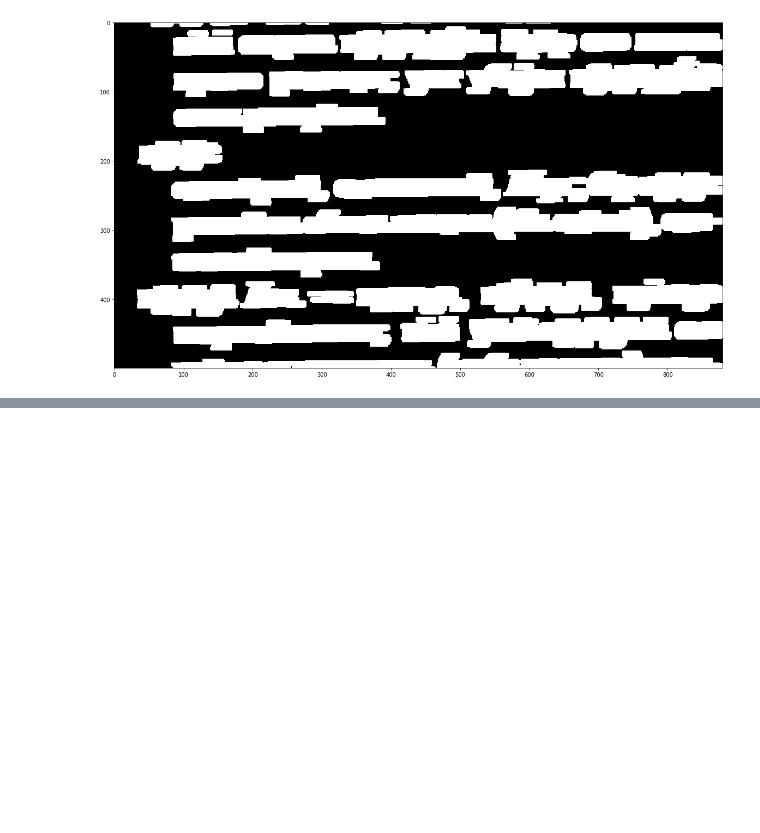
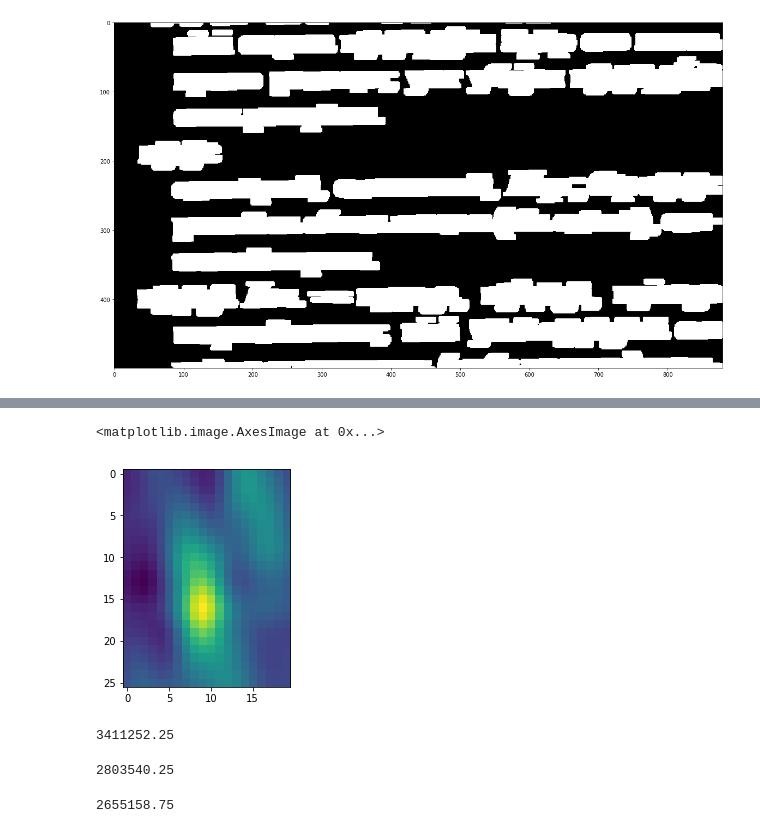
Before and after one commit to Booble97/MyDip, a Jupyter notebook: Narezka.ipynb, the cells around one changed output, grey strips where cells are left out. Saved outputs shown, nothing was run; the diff lists cells and outputs as text; code cells hidden in the pictures; blank space fills up the shorter version.

Commit message:
template matching

```diff
--- a/Narezka.ipynb
+++ b/Narezka.ipynb
@@ -38,0 +64,7 @@ plt.imshow(img_dilation[200:700], cmap='gray')
+# %%
+res = cv2.matchTemplate(img1, img[3], cv2.TM_CCOEFF)
+# %%
+plt.imshow(res)
+# %% [output]
+<matplotlib.image.AxesImage at 0x...>
+[figure, added]
@@ -38,0 +73,12 @@ plt.imshow(img_dilation[200:700], cmap='gray')
+# %%
+A
+# %% [output]
+3411252.25
+# %%
+A
+# %% [output]
+2803540.25
+# %%
+A
+# %% [output]
+2655158.75
```
Also changed, not shown: parts of 11 cells of this notebook, 13 other files.
